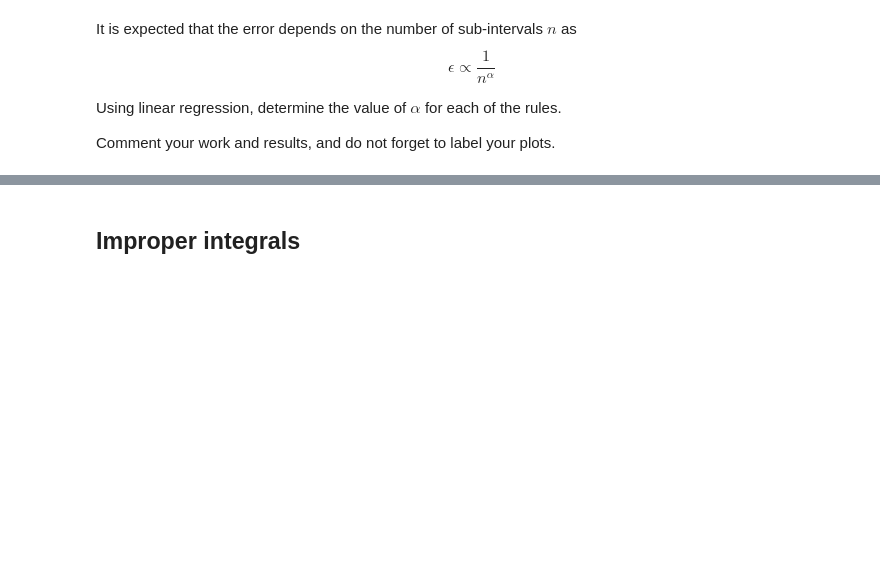
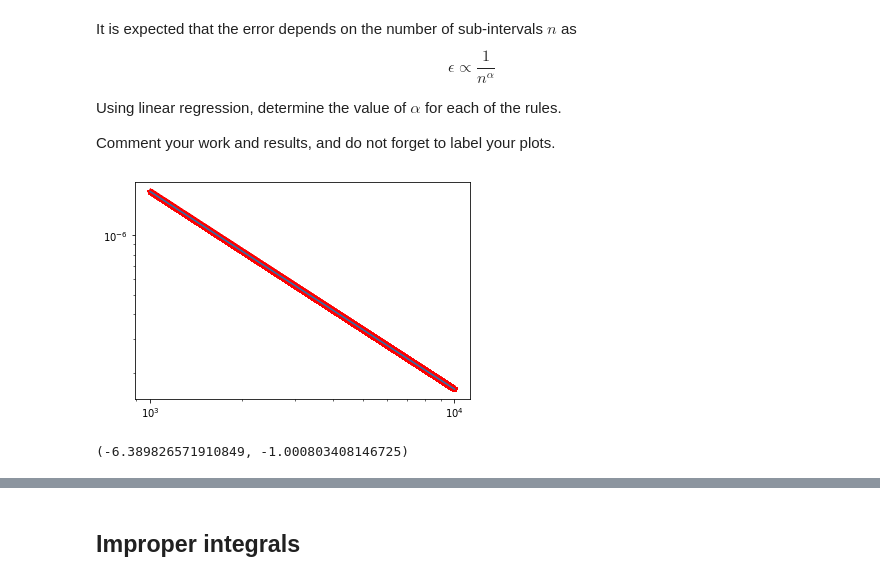
Before and after one commit to fhernandez93/PPM_Integration_Methods, a Jupyter notebook: lecture-4_exercises.ipynb, the cells around one changed output, grey strips where cells are left out. Cells and saved outputs as stored; diff of their text form; code cells hidden in the pictures; blank space fills up the shorter version.

```diff
--- a/lecture-4_exercises.ipynb
+++ b/lecture-4_exercises.ipynb
@@ -51,3 +146,30 @@ It is expected that the error depends on the number of sub-intervals $n$ as
 Using linear regression, determine the value of $\alpha$ for each of the rules.
 
 Comment your work and results, and do not forget to label your plots.
+# %%
+#Define functions
+def lin_reg(data1, data2):
+
+    x_mean= np.mean(data1)
+    y_mean = np.mean(data2)
+
+    sum_1 = np.sum(data1*data2) - (data1.size * x_mean * y_mean)
+
+    sum_2 = np.sum(data1**2) - (data1.size*x_mean**2)
+
+    a1 = sum_1/sum_2
+    a0 = y_mean - a1*x_mean
+
+    return (a0,a1)
+
+test_values = np.arange(1000,10001)
+# %%
+#Left Method fitting
+linear_values_left = lin_reg(np.log(test_values),np.log(error_left_values))
+plt.loglog(test_values,error_left_values,"*r")
+plt.loglog(test_values,np.exp(linear_values_left[0])*(test_values**linear_values_left[1]))
+plt.show()
+print((linear_values_left))
+# %% [output]
+[figure, added]
+(-6.389826571910849, -1.000803408146725)
```
Also changed, not shown: parts of 21 cells of this notebook.
